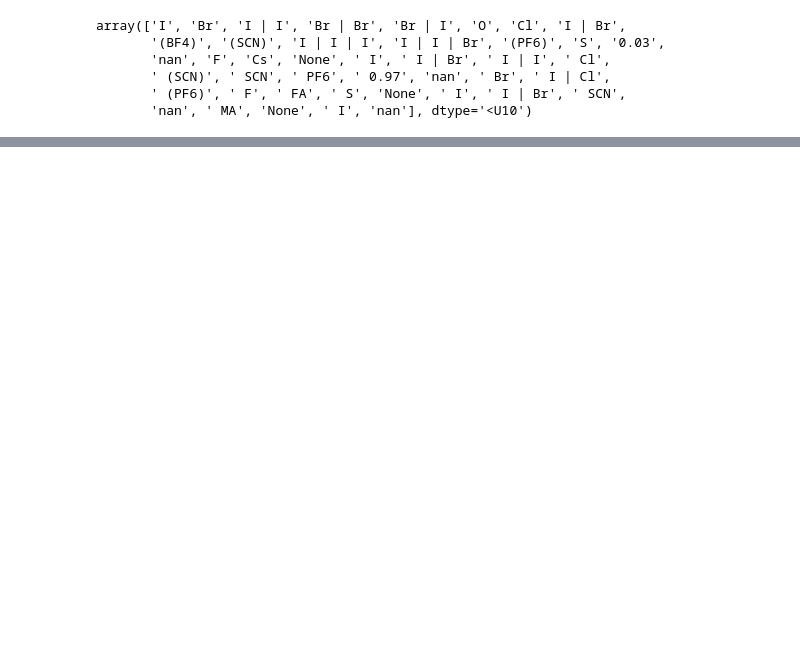
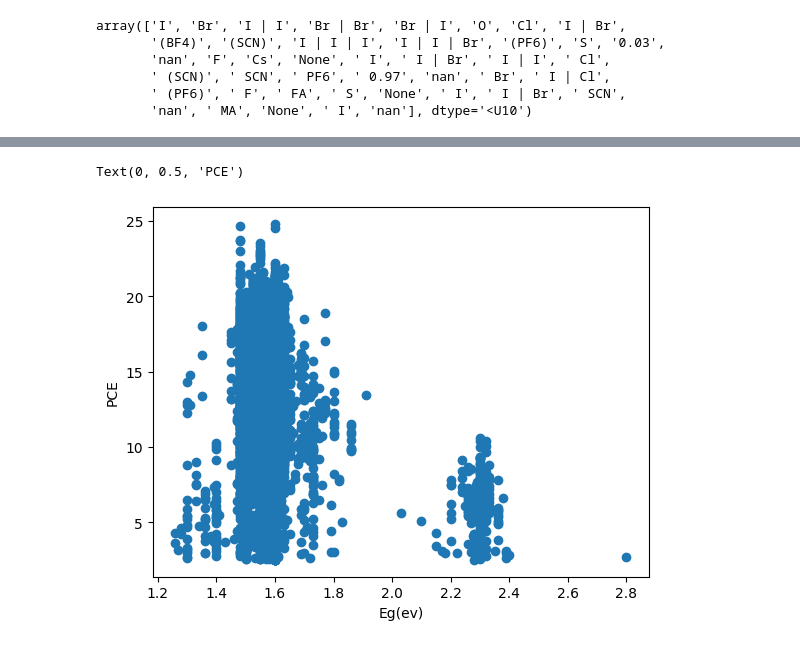
Before and after one commit to drcgreenland/PerovskiteML_project, a Jupyter notebook: replicating.ipynb, the cells around one changed output, grey strips where cells are left out. Drawn from its saved outputs; the diff is of its cells as text; code cells hidden in the pictures; blank space fills up the shorter version.

```diff
--- a/replicating.ipynb
+++ b/replicating.ipynb
@@ -260,0 +160,11 @@ plt.show()
+# %%
+table["Perovskite_band_gap"] = database["Perovskite_band_gap"]
+table["JV_default_FF"] = database["JV_default_FF"]
+table["JV_default_Jsc"] = database["JV_default_Jsc"]
+table["JV_default_Voc"] = database["JV_default_Voc"]
+table["JV_default_PCE"] = database["JV_default_PCE"]
+table["Cell_area_measured"] = database["Cell_area_measured"]
+table["JV_light_intensity"] = database["JV_light_intensity"]
+table["Pin (mW)"] = database["JV_light_intensity"] * database["Cell_area_measured"]
+
+table
@@ -282,0 +249,51 @@ array(['I', 'Br', 'I | I', 'Br | Br', 'Br | I', 'O', 'Cl', 'I | Br',
+# %%
+table_datacheck = table.copy()
+df_numeric = table_datacheck.apply(pd.to_numeric, errors='coerce')
+table_datacheck = df_numeric.dropna(subset=["Perovskite_band_gap", "JV_default_PCE", "JV_default_FF", "JV_default_Voc", "JV_default_Jsc"])                                       #cut out all NaN and strings
+table_datacheck = table_datacheck[table_datacheck["JV_default_PCE"] <= 25]  #cut out all PCE greater than 25
+table_datacheck = table_datacheck[table_datacheck["JV_default_FF"] <= 1.1]
+table_datacheck = table_datacheck[table_datacheck["JV_default_Jsc"] <= 35]
+table_datacheck = table_datacheck[table_datacheck["JV_default_FF"] <= 1.63]
+table_datacheck = table_datacheck[(table_datacheck["JV_default_Voc"] >= 0.25) & (table_datacheck["JV_default_PCE"] > 2.5)]
+table_datacheck = table_datacheck.drop_duplicates()
+
+
+#Replace all NaN to 0 first
+columnName = ["Cs", "MA", "FA", "Sn", "Pb", "Br", "Cl", "I"]
+
+nan_mask = pd.isna(table_datacheck)
+nan_mask = nan_mask[columnName]
+
+table_datacheck_MASK = table_datacheck.copy()
+table_datacheck_MASK[nan_mask] = 0
+
+# columnName = {'Cs': 0, 'MA': 0, 'FA': 0, 'Sn': 0, 'Pb': 0, 'Br': 0, 'Cl': 0, 'I': 0}
+# table_datacheck.fillna(value=columnName, inplace=True)
+
+# df2 = pd.DataFrame(np.zeros((table_datacheck.index[-1] + 1, len(columnName))), columns=columnName)
+# table_datacheck.fillna(df2, inplace=True)
+# Way bad idea
+
+#filter out all that does not add up to 1
+mask1 = (table_datacheck_MASK['Cs'] + table_datacheck_MASK['FA'] + table_datacheck_MASK["MA"]) == 1                                   # Filter the DataFrame to keep only rows where the sum is equal to a certian number
+mask2 = (table_datacheck_MASK['Sn'] + table_datacheck_MASK['Pb']) == 1
+mask3 = (table_datacheck_MASK['Br'] + table_datacheck_MASK['Cl'] + table_datacheck_MASK['I']) == 3
+mask = mask1 & mask2 & mask3
+
+del table_datacheck_MASK
+
+# print(table_datacheck.shape)
+
+table_datacheck = table_datacheck[mask]
+
+x = table_datacheck["Perovskite_band_gap"]
+y = table_datacheck["JV_default_PCE"]
+
+plt.scatter(x,y)
+plt.xlabel("Eg(ev)")
+plt.ylabel("PCE")
+
+# print(table_datacheck.shape)
+# %% [output]
+Text(0, 0.5, 'PCE')
+[figure, added]
```
Also changed, not shown: parts of 23 cells of this notebook.
